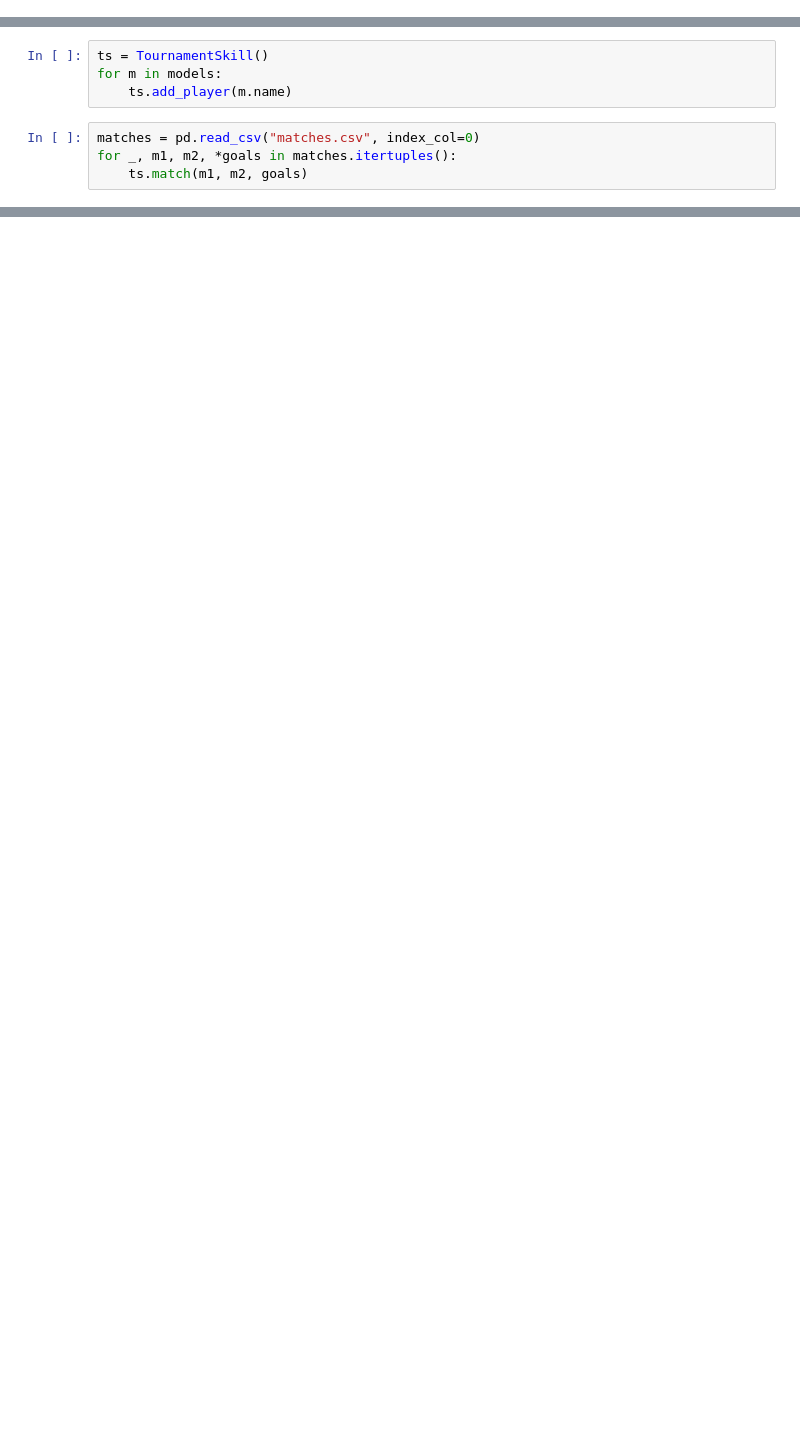
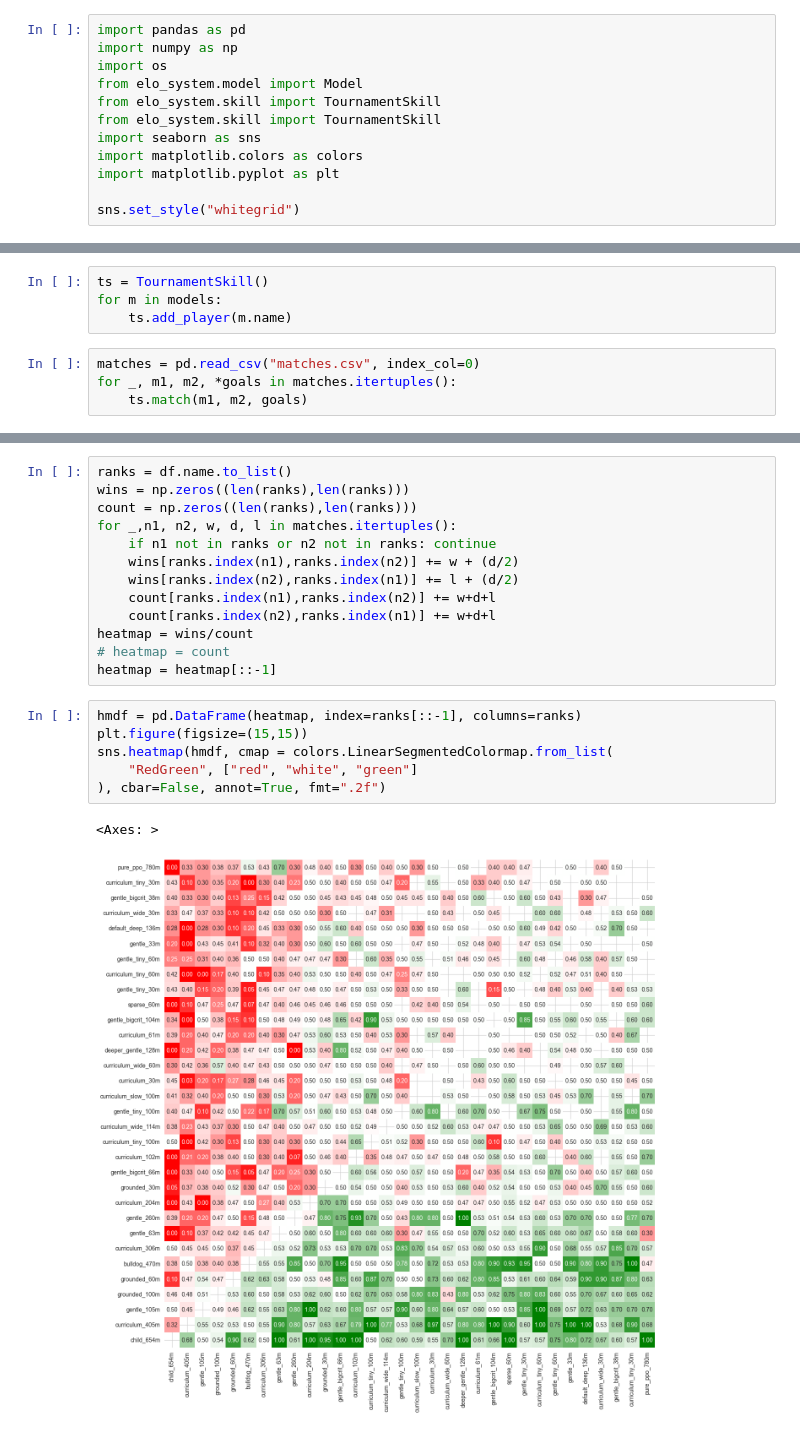
Before and after one commit to Biggergig/RL-Squared-V2, a Jupyter notebook: v3/analysis.ipynb, the cells around one changed output, grey strips where cells are left out. Drawn from its saved outputs; the diff is of its cells as text; blank space fills up the shorter version.

```diff
--- a/v3/analysis.ipynb
+++ b/v3/analysis.ipynb
@@ -1 +1,13 @@
+# %%
+import pandas as pd
+import numpy as np
+import os
+from elo_system.model import Model
+from elo_system.skill import TournamentSkill
+from elo_system.skill import TournamentSkill
+import seaborn as sns
+import matplotlib.colors as colors
+import matplotlib.pyplot as plt
+
+sns.set_style("whitegrid")
 # %%
@@ -49,0 +74,22 @@ df.to_csv("leaderboard.csv",index=False)
+# %%
+ranks = df.name.to_list()
+wins = np.zeros((len(ranks),len(ranks)))
+count = np.zeros((len(ranks),len(ranks)))
+for _,n1, n2, w, d, l in matches.itertuples():
+    if n1 not in ranks or n2 not in ranks: continue
+    wins[ranks.index(n1),ranks.index(n2)] += w + (d/2)
+    wins[ranks.index(n2),ranks.index(n1)] += l + (d/2)
+    count[ranks.index(n1),ranks.index(n2)] += w+d+l
+    count[ranks.index(n2),ranks.index(n1)] += w+d+l
+heatmap = wins/count
+# heatmap = count
+heatmap = heatmap[::-1]
+# %%
+hmdf = pd.DataFrame(heatmap, index=ranks[::-1], columns=ranks)
+plt.figure(figsize=(15,15))
+sns.heatmap(hmdf, cmap = colors.LinearSegmentedColormap.from_list(
+    "RedGreen", ["red", "white", "green"]
+), cbar=False, annot=True, fmt=".2f")
+# %% [output]
+<Axes: >
+[figure, added]
```
Also changed, not shown: parts of 10 cells of this notebook, 5 other files.
